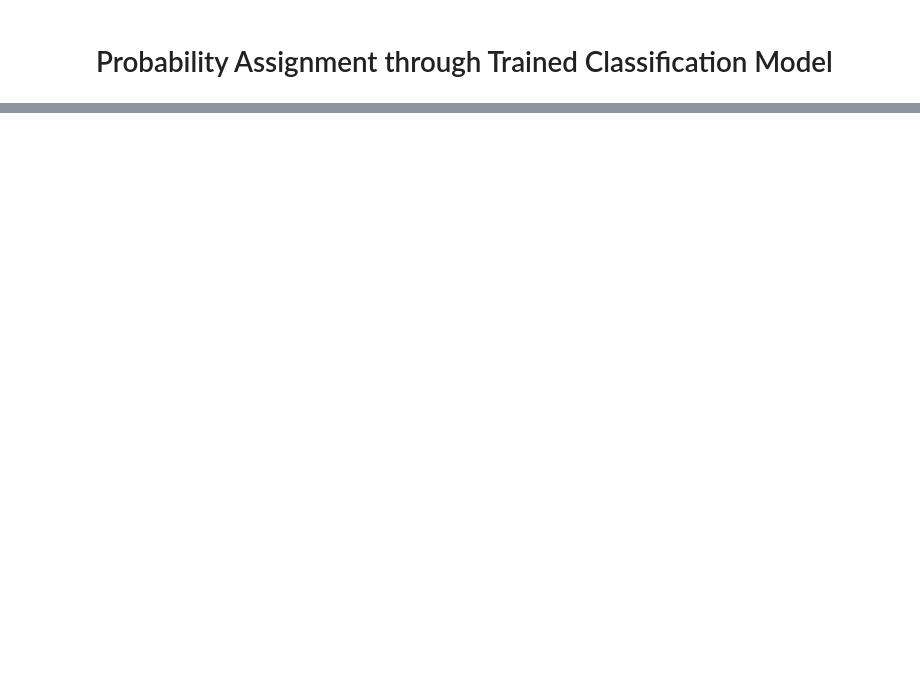
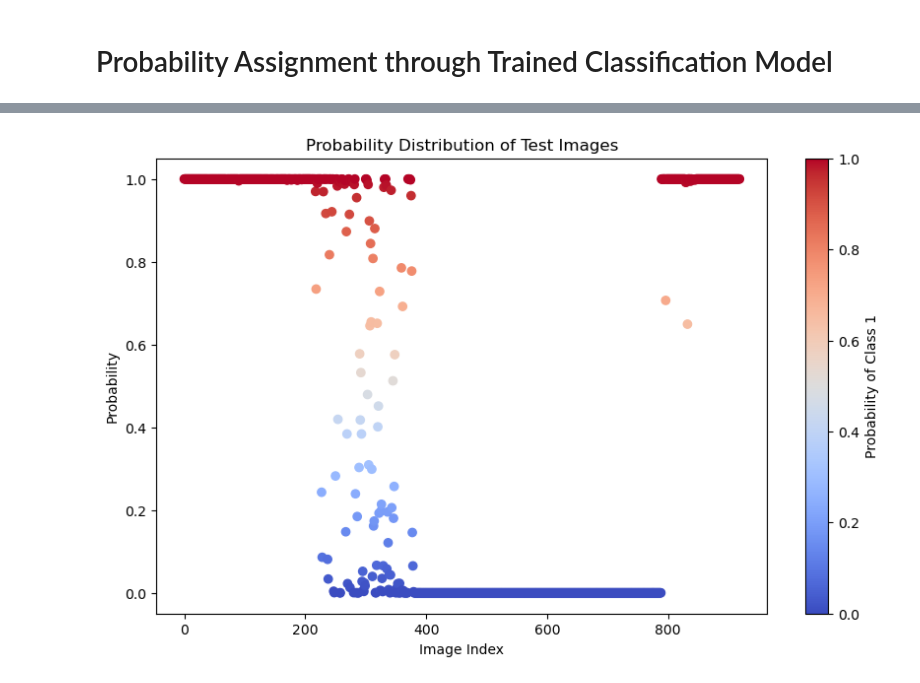
Before and after one commit to thomaslaraia/Snowstradamus, a Jupyter notebook: unet_experiment.ipynb, the cells around one changed output, grey strips where cells are left out. Drawn from its saved outputs; the diff is of its cells as text; code cells hidden in the pictures; blank space fills up the shorter version.

Commit message:
trying a probability-based classifier

```diff
--- a/unet_experiment.ipynb
+++ b/unet_experiment.ipynb
@@ -93,2 +95,92 @@ plot_embeddings(embeddings, image_paths_curated, num_samples=50)
 # %% [markdown]
 # Probability Assignment through Trained Classification Model
+# %%
+import os
+import numpy as np
+import matplotlib.pyplot as plt
+from tqdm import tqdm
+from sklearn.model_selection import train_test_split
+from sklearn.metrics import classification_report
+from tensorflow.keras.preprocessing.image import load_img, img_to_array
+from tensorflow.keras.models import Sequential
+from tensorflow.keras.layers import Conv2D, MaxPooling2D, Flatten, Dense
+
+# Define image directories and paths
+image_dir = '../data/sodankyla_cam/pine_ground_cam/'
+image_paths_curated = [os.path.join(image_dir, filename) for filename in os.listdir(image_dir) if filename.endswith('.jpg') and filename.split('_')[-1][:2] in ['10', '11', '12', '13', '14']]
+image_paths_curated.sort()
+
+# Initialize arrays to store images and labels
+fsc1_images = []
+fsc0_images = []
+test_images = []
+labels_fsc1 = []
+labels_fsc0 = []
+
+# Read images into arrays based on specified conditions
+for image_path in tqdm(image_paths_curated, desc='Reading Images'):
+    image = load_img(image_path, target_size=(150, 150))
+    image_array = img_to_array(image)
+    if image_path.split('/')[-1].startswith(('sod_pin_ground_201901', 'sod_pin_ground_201902', 'sod_pin_ground_201903', 'sod_pin_ground_201911', 'sod_pin_ground_201912')):
+        fsc1_images.append(image_array)
+        labels_fsc1.append(1)
+    elif image_path.split('/')[-1].startswith(('sod_pin_ground_201906', 'sod_pin_ground_201907', 'sod_pin_ground_201908', 'sod_pin_ground_201909')):
+        fsc0_images.append(image_array)
+        labels_fsc0.append(0)
+    else:
+        test_images.append(image_array)
+
+# Convert lists to numpy arrays
+fsc1_images = np.array(fsc1_images)
+fsc0_images = np.array(fsc0_images)
+test_images = np.array(test_images)
+labels_fsc1 = np.array(labels_fsc1)
+labels_fsc0 = np.array(labels_fsc0)
+
+# Split data into training and validation sets
+fsc1_train_images, fsc1_val_images, fsc1_train_labels, fsc1_val_labels = train_test_split(fsc1_images, labels_fsc1, test_size=0.2, random_state=42)
+fsc0_train_images, fsc0_val_images, fsc0_train_labels, fsc0_val_labels = train_test_split(fsc0_images, labels_fsc0, test_size=0.2, random_state=42)
+
+# Concatenate training data
+train_images = np.concatenate((fsc1_train_images, fsc0_train_images), axis=0)
+train_labels = np.concatenate((fsc1_train_labels, fsc0_train_labels), axis=0)
+
+# Concatenate validation data
+val_images = np.concatenate((fsc1_val_images, fsc0_val_images), axis=0)
+val_labels = np.concatenate((fsc1_val_labels, fsc0_val_labels), axis=0)
+
+# Normalize pixel values
+train_images = train_images / 255.0
+val_images = val_images / 255.0
+test_images = test_images / 255.0
+
+# Build CNN model
+model = Sequential([
+    Conv2D(32, (3, 3), activation='relu', input_shape=(150, 150, 3)),
+    MaxPooling2D(2, 2),
+    Conv2D(64, (3, 3), activation='relu'),
+    MaxPooling2D(2, 2),
+    Conv2D(128, (3, 3), activation='relu'),
+    MaxPooling2D(2, 2),
+    Flatten(),
+    Dense(512, activation='relu'),
+    Dense(1, activation='sigmoid')
+])
+
+model.compile(optimizer='adam', loss='binary_crossentropy', metrics=['accuracy'])
+
+# Train the model
+history = model.fit(train_images, train_labels, epochs=10, batch_size=32, validation_data=(val_images, val_labels), verbose=1)
+
+# Predict probabilities for test images
+probabilities = model.predict(test_images)
+
+# Plotting
+plt.figure(figsize=(10, 6))
+plt.scatter(np.arange(len(probabilities)), probabilities, c=probabilities, cmap='coolwarm')
+plt.colorbar(label='Probability of Class 1')
+plt.title('Probability Distribution of Test Images')
+plt.xlabel('Image Index')
+plt.ylabel('Probability')
+plt.show()
+# %% [output]
@@ -94,0 +204 @@ plot_embeddings(embeddings, image_paths_curated, num_samples=50)
+[figure, added]
```
Also changed, not shown: parts of 3 cells of this notebook, 1 other file.
